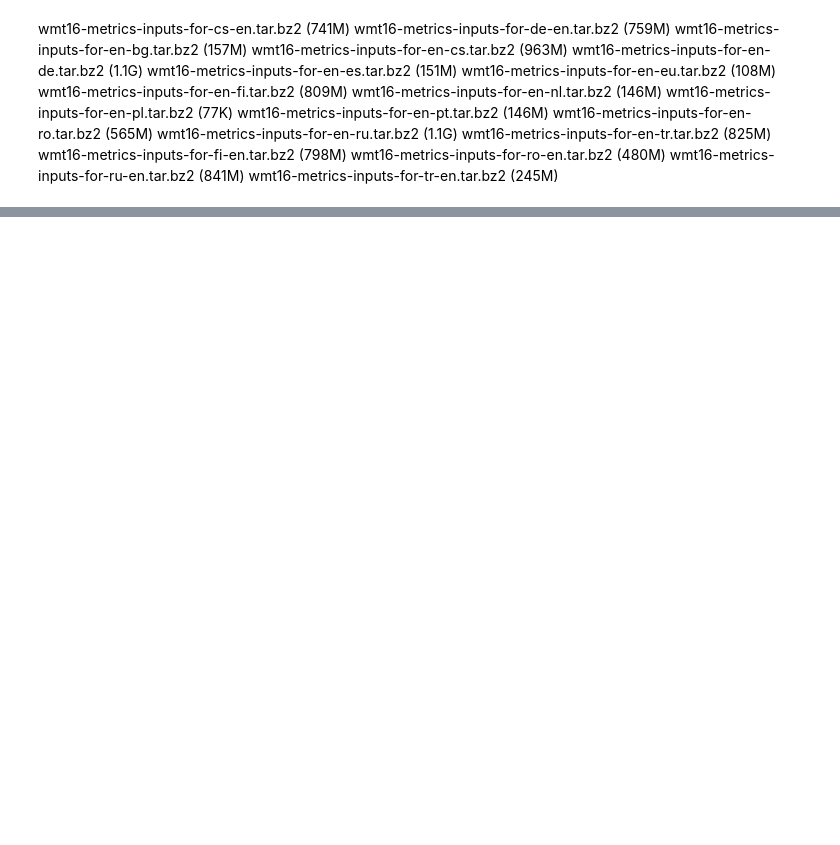
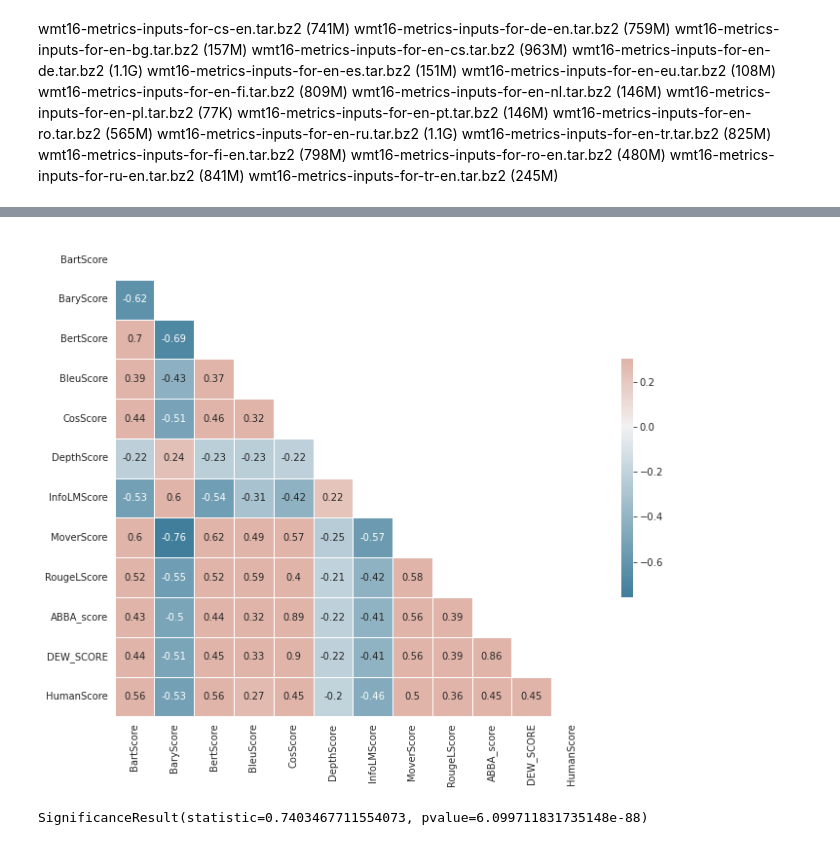
Before and after one commit to KarKhaldi/NLP_Text_Similarity_Metric, a Jupyter notebook: main.ipynb, the cells around one changed output, grey strips where cells are left out. Cells and saved outputs as stored; diff of their text form; code cells hidden in the pictures; blank space fills up the shorter version.

```diff
--- a/main.ipynb
+++ b/main.ipynb
@@ -616,0 +210,17 @@ dict_keys(['flev', 'dtw', 'depth_score'])
+# %%
+# draw a pearson correlation matrix between all scores
+import seaborn as sns
+import matplotlib.pyplot as plt
+
+df_corr = pd.DataFrame({'BartScore': bartscore, 'BaryScore': bary_scores, 'BertScore': bertscore, 'BleuScore': bleuscore, 'CosScore': cos_scores, 'DepthScore': depth_score, 'InfoLMScore': infolm_score, 'MoverScore': moverscores, 'RougeLScore': rougel_score, 'ABBA_score': ABBA_score_value, 'DEW_SCORE': DEW_SCORE, 'HumanScore': human_score})
+
+corr = df_corr.corr(method='kendall')
+# triu heatmap
+mask = np.triu(np.ones_like(corr, dtype=np.bool))
+f, ax = plt.subplots(figsize=(11, 9))
+cmap = sns.diverging_palette(230, 20, as_cmap=True)
+sns.heatmap(corr, mask=mask, cmap=cmap, vmax=.3, center=0,
+square=True, linewidths=.5, cbar_kws={"shrink": .5}, annot=True)
+
+plt.show()
+# %% [output]
@@ -616,0 +229 @@ dict_keys(['flev', 'dtw', 'depth_score'])
+[figure, added]
@@ -616,0 +238,4 @@ dict_keys(['flev', 'dtw', 'depth_score'])
+# %%
+df_bartscore[1]
+# %% [output]
+SignificanceResult(statistic=0.7403467711554073, pvalue=6.099711831735148e-88)
```
Also changed, not shown: parts of 67 cells of this notebook, 4 other files.
